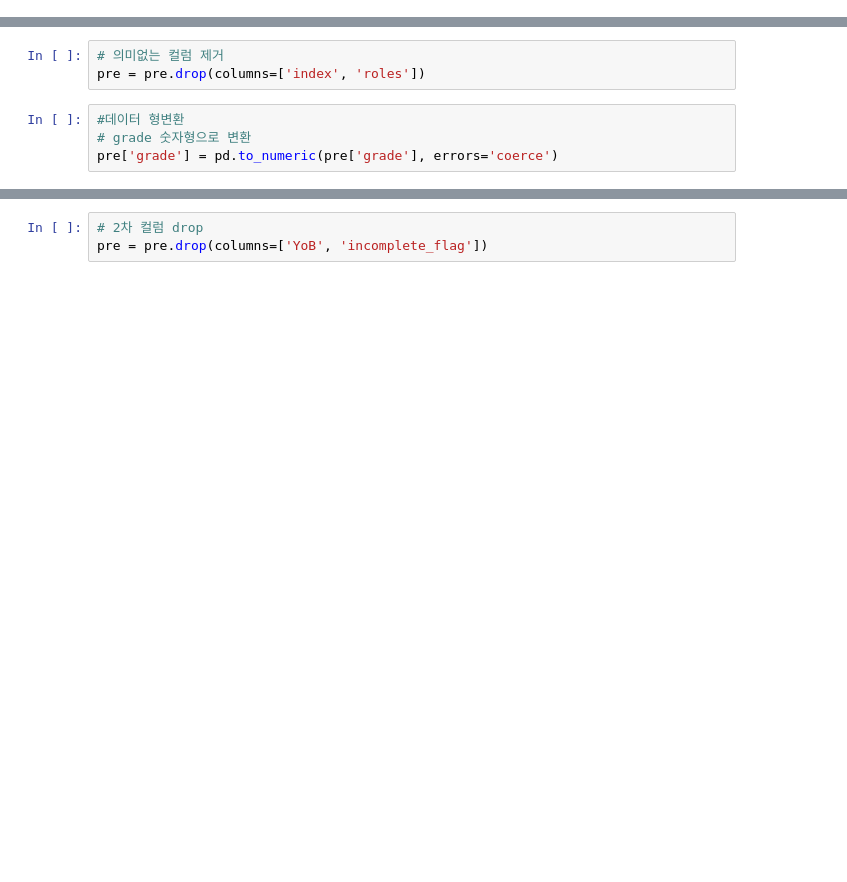
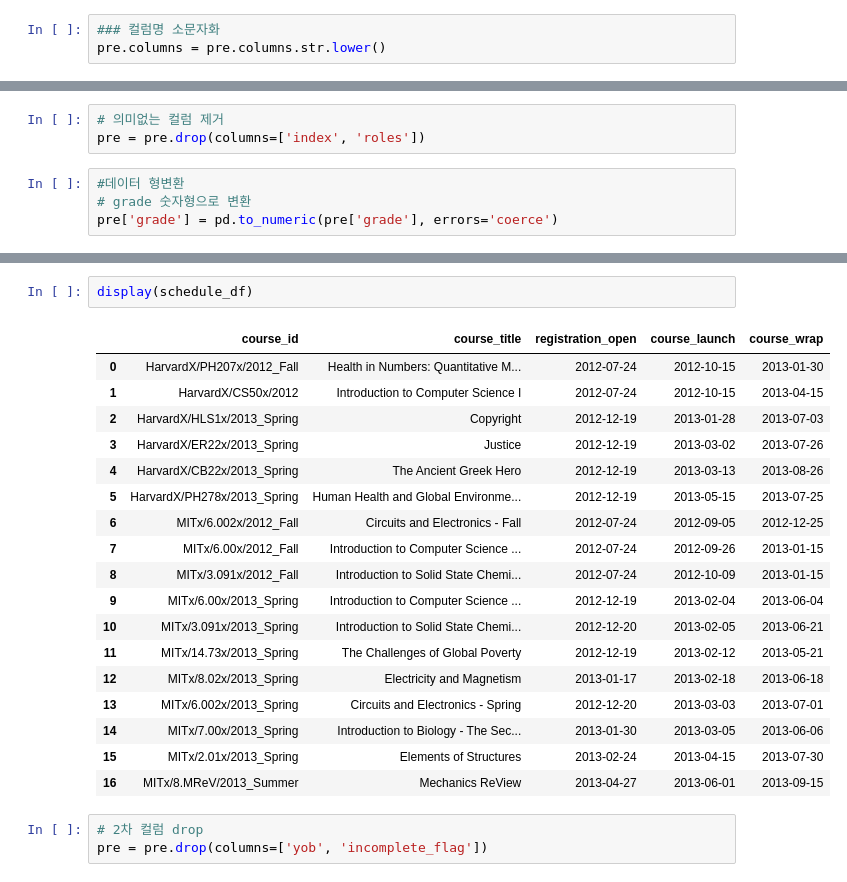
Before and after one commit to Heesang01/HOHO_Project, a Jupyter notebook: 전처리통합.ipynb, the cells around one changed output, grey strips where cells are left out. Drawn from its saved outputs; the diff is of its cells as text; blank space fills up the shorter version.

```diff
--- a/전처리통합.ipynb
+++ b/전처리통합.ipynb
@@ -46,5 +57,8 @@ display(pd.DataFrame({
 # %%
 # 전처리용 데이터 셋 생성
 pre = df.copy()
+# %%
+### 컬럼명 소문자화
+pre.columns = pre.columns.str.lower()
 # %%
 # 중복행 확인
@@ -174,3 +313,24 @@ print(pre.shape)
+# %%
+display(schedule_df)
+# %% [output]
+|  | course_id | course_title | registration_open | course_launch | course_wrap |
+| 0 | HarvardX/PH207x/2012_Fall | Health in Numbers: Quantitative M... | 2012-07-24 | 2012-10-15 | 2013-01-30 |
+| 1 | HarvardX/CS50x/2012 | Introduction to Computer Science I | 2012-07-24 | 2012-10-15 | 2013-04-15 |
+| 2 | HarvardX/HLS1x/2013_Spring | Copyright | 2012-12-19 | 2013-01-28 | 2013-07-03 |
+| 3 | HarvardX/ER22x/2013_Spring | Justice | 2012-12-19 | 2013-03-02 | 2013-07-26 |
+| 4 | HarvardX/CB22x/2013_Spring | The Ancient Greek Hero | 2012-12-19 | 2013-03-13 | 2013-08-26 |
+| 5 | HarvardX/PH278x/2013_Spring | Human Health and Global Environme... | 2012-12-19 | 2013-05-15 | 2013-07-25 |
+| 6 | MITx/6.002x/2012_Fall | Circuits and Electronics - Fall | 2012-07-24 | 2012-09-05 | 2012-12-25 |
+| 7 | MITx/6.00x/2012_Fall | Introduction to Computer Science ... | 2012-07-24 | 2012-09-26 | 2013-01-15 |
+| 8 | MITx/3.091x/2012_Fall | Introduction to Solid State Chemi... | 2012-07-24 | 2012-10-09 | 2013-01-15 |
+| 9 | MITx/6.00x/2013_Spring | Introduction to Computer Science ... | 2012-12-19 | 2013-02-04 | 2013-06-04 |
+| 10 | MITx/3.091x/2013_Spring | Introduction to Solid State Chemi... | 2012-12-20 | 2013-02-05 | 2013-06-21 |
+| 11 | MITx/14.73x/2013_Spring | The Challenges of Global Poverty | 2012-12-19 | 2013-02-12 | 2013-05-21 |
+| 12 | MITx/8.02x/2013_Spring | Electricity and Magnetism | 2013-01-17 | 2013-02-18 | 2013-06-18 |
+| 13 | MITx/6.002x/2013_Spring | Circuits and Electronics - Spring | 2012-12-20 | 2013-03-03 | 2013-07-01 |
+| 14 | MITx/7.00x/2013_Spring | Introduction to Biology - The Sec... | 2013-01-30 | 2013-03-05 | 2013-06-06 |
+| 15 | MITx/2.01x/2013_Spring | Elements of Structures | 2013-02-24 | 2013-04-15 | 2013-07-30 |
+| 16 | MITx/8.MReV/2013_Summer | Mechanics ReView | 2013-04-27 | 2013-06-01 | 2013-09-15 |
 # %%
 # 2차 컬럼 drop
-pre = pre.drop(columns=['YoB', 'incomplete_flag'])
+pre = pre.drop(columns=['yob', 'incomplete_flag'])
```
Also changed, not shown: parts of 22 cells of this notebook.
